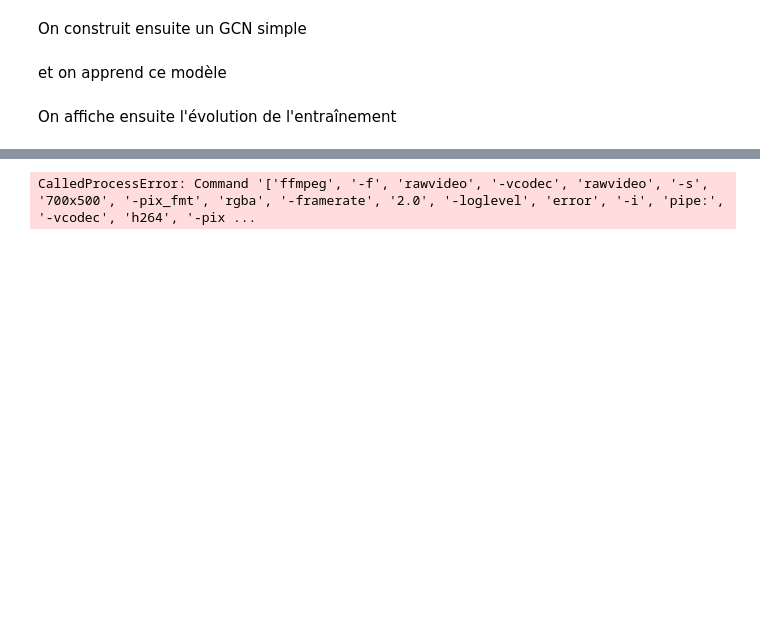
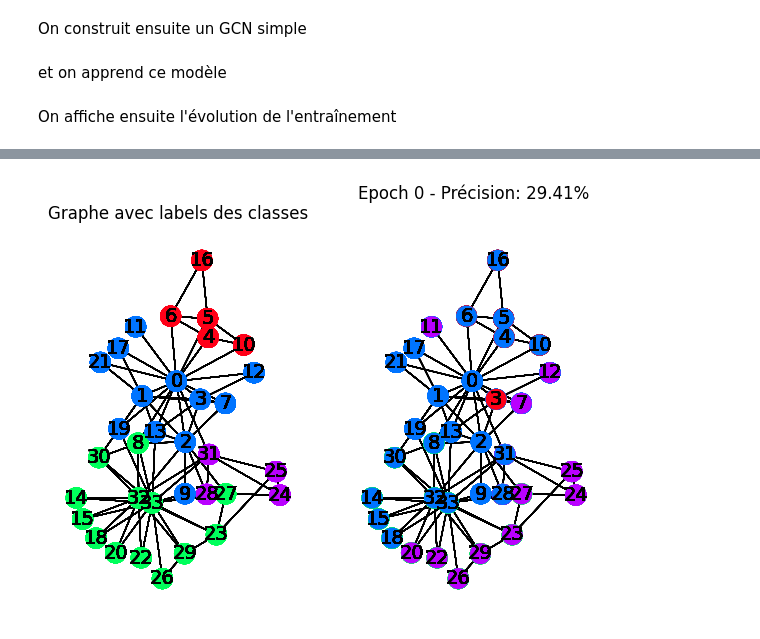
Before and after one commit to vbarra/DLbook, a Jupyter notebook: _build/jupyter_execute/gnn.ipynb, the cells around one changed output, grey strips where cells are left out. Saved outputs shown, nothing was run; the diff lists cells and outputs as text; code cells hidden in the pictures; blank space fills up the shorter version.

```diff
--- a/_build/jupyter_execute/gnn.ipynb
+++ b/_build/jupyter_execute/gnn.ipynb
@@ -723,6 +723,6 @@ def animate(i):
 
 
 fig,axs = plt.subplots(1,2,figsize=(7,5))
-anim = animation.FuncAnimation(fig, animate, np.arange(0, nb_epochs, 1), interval=500, repeat=True)
+anim = animation.FuncAnimation(fig, animate, np.arange(0, nb_epochs, 2), interval=500, repeat=True)
 html = HTML(anim.to_html5_video())
 # %% [output]
@@ -737,3 +729,3 @@ MovieWriter stderr:
-CalledProcessError: Command '['ffmpeg', '-f', 'rawvideo', '-vcodec', 'rawvideo', '-s', '700x500', '-pix_fmt', 'rgba', '-framerate', '2.0', '-loglevel', 'error', '-i', 'pipe:', '-vcodec', 'h264', '-pix ...
+[figure, added]
 # %%
 display(html)
```
Also changed, not shown: parts of 2 cells of this notebook, 10 other files.
